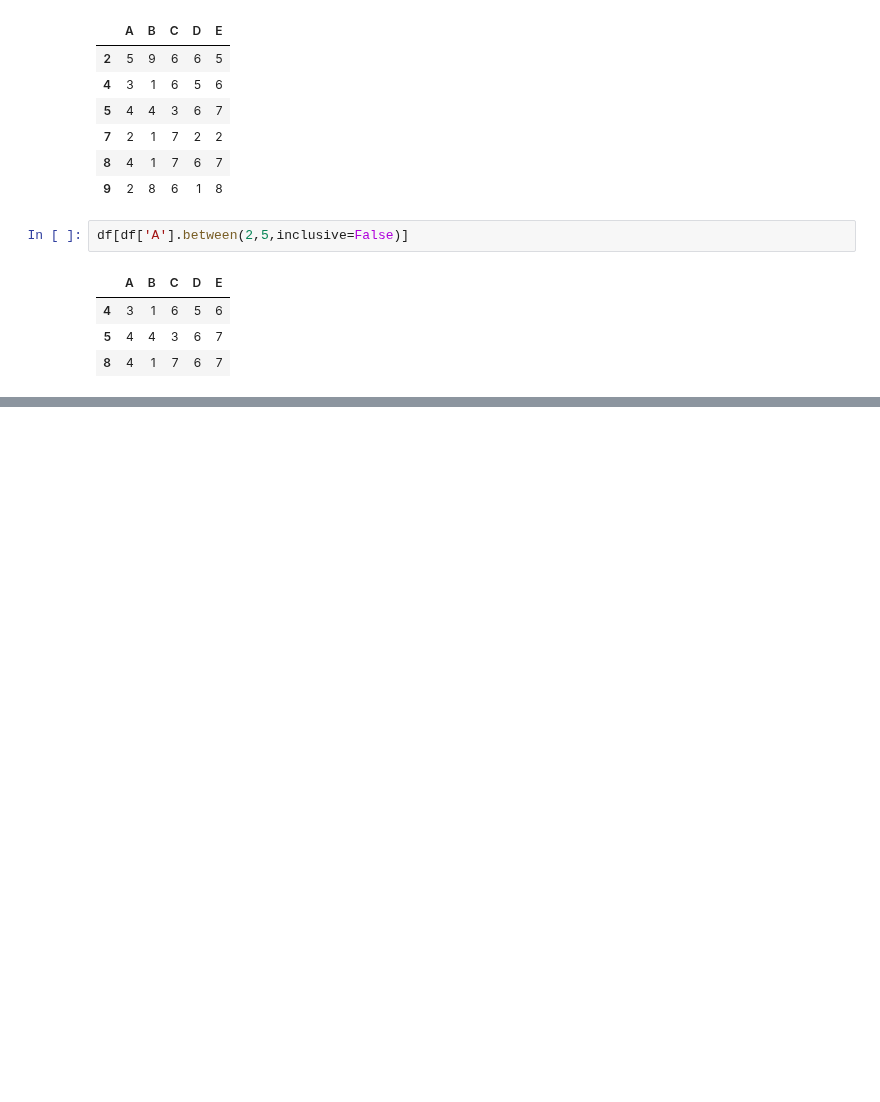
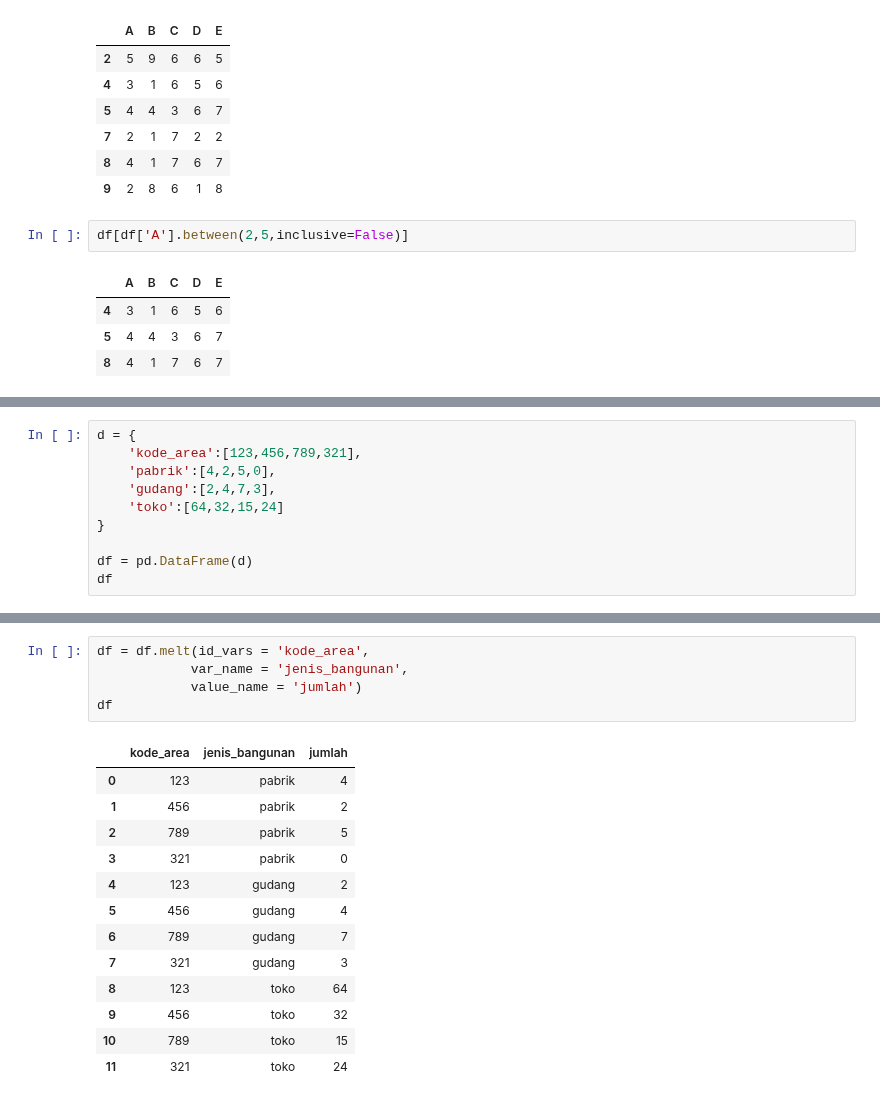
Before and after one commit to meilindazheng/VisualisasiData-Pandas, a Jupyter notebook: Pandas-Week13.ipynb, the cells around one changed output, grey strips where cells are left out. Saved outputs shown, nothing was run; the diff lists cells and outputs as text; blank space fills up the shorter version.

```diff
--- a/Pandas-Week13.ipynb
+++ b/Pandas-Week13.ipynb
@@ -169,0 +181,10 @@ df[df['A'].between(2,5,inclusive=False)]
+# %%
+d = {
+    'kode_area':[123,456,789,321],
+    'pabrik':[4,2,5,0],
+    'gudang':[2,4,7,3],
+    'toko':[64,32,15,24]
+}
+
+df = pd.DataFrame(d)
+df
@@ -169,0 +203,19 @@ df[df['A'].between(2,5,inclusive=False)]
+# %%
+df = df.melt(id_vars = 'kode_area',
+            var_name = 'jenis_bangunan',
+            value_name = 'jumlah')
+df
+# %% [output]
+|  | kode_area | jenis_bangunan | jumlah |
+| 0 | 123 | pabrik | 4 |
+| 1 | 456 | pabrik | 2 |
+| 2 | 789 | pabrik | 5 |
+| 3 | 321 | pabrik | 0 |
+| 4 | 123 | gudang | 2 |
+| 5 | 456 | gudang | 4 |
+| 6 | 789 | gudang | 7 |
+| 7 | 321 | gudang | 3 |
+| 8 | 123 | toko | 64 |
+| 9 | 456 | toko | 32 |
+| 10 | 789 | toko | 15 |
+| 11 | 321 | toko | 24 |
```
Also changed, not shown: parts of 6 cells of this notebook.
